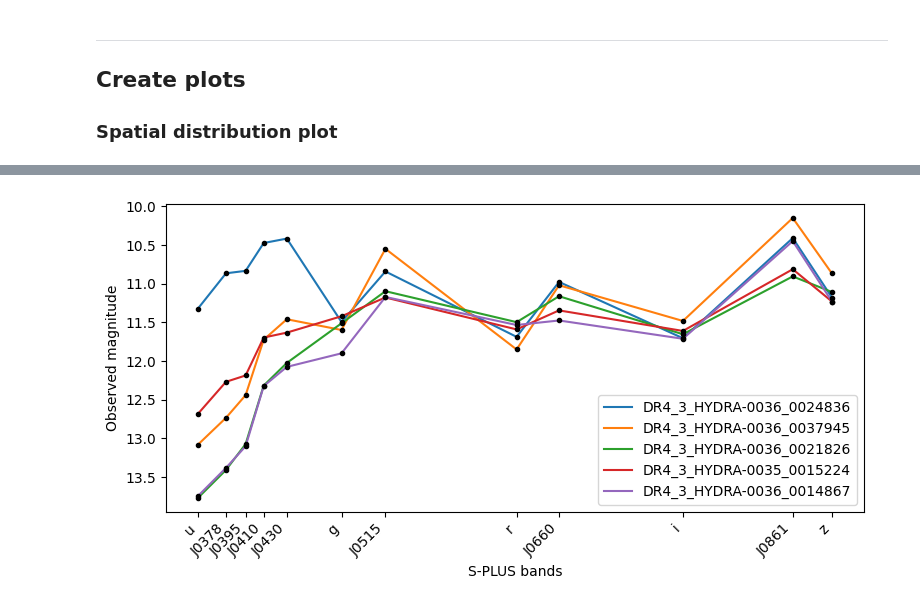
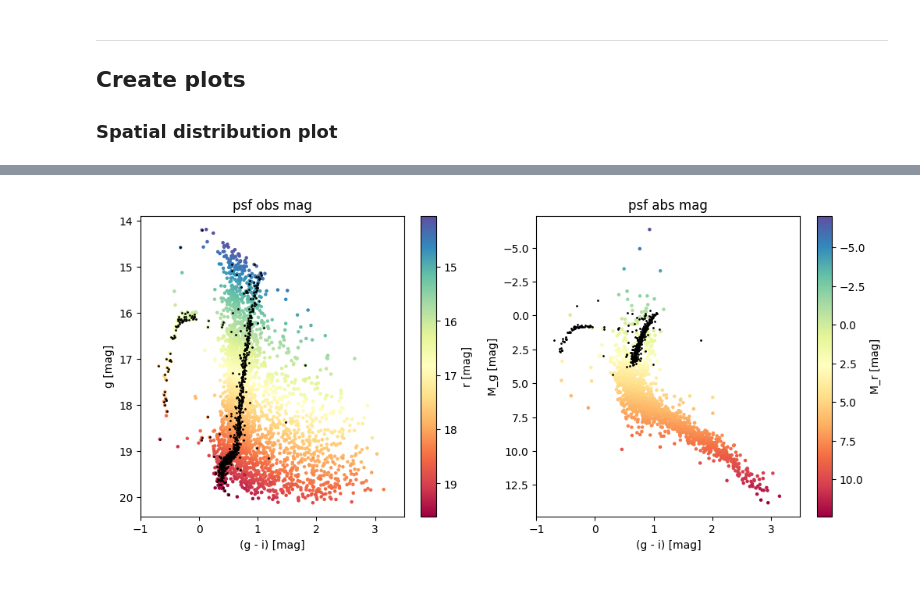
Before and after one commit to felipefer42/XLVII_SAB_workshop, a Jupyter notebook: content/hands-on/1st_science_case_solution.ipynb, the cells around one changed output, grey strips where cells are left out. Cells and saved outputs as stored; diff of their text form; code cells hidden in the pictures.

```diff
--- a/content/hands-on/1st_science_case_solution.ipynb
+++ b/content/hands-on/1st_science_case_solution.ipynb
@@ -198,19 +189,0 @@ ax.invert_xaxis()
-# %%
-# sort table by J0660 mag values and get the 5 brightest objects
-sorted_objects_table = objects_table.sort_values(by=f'J0660_{apperture}_dual').head(5)
-# Filter only magnitudes to plot
-pd_filter = [f'{band}_{apperture}_dual' for band in splus_bands]
-objs_mags = sorted_objects_table[pd_filter].T
-
-f, ax = plt.subplots()
-f.set_size_inches(9, 4)
-ax.plot(splut_bands_pivot_wavelenghts, objs_mags, label=sorted_objects_table['ID_sqg'])
-ax.plot(splut_bands_pivot_wavelenghts, objs_mags, '.k')
-ax.set_xticks(splut_bands_pivot_wavelenghts)
-ax.set_xticklabels(splus_bands, rotation=45, ha='right')
-ax.set_xlabel('S-PLUS bands')
-ax.set_ylabel('Observed magnitude')
-ax.legend()
-ax.invert_yaxis()
-# %% [output]
-[figure, removed]
@@ -218,0 +190,60 @@ plt.close('all')
+# %%
+suffix = '_dr4psf'
+
+# quality mask
+mask = (objects_table[f's2n_g_{apperture}{suffix}'] > 30)
+mask &= (objects_table[f's2n_g_{apperture}{suffix}'] < 1000)
+mask &= (objects_table[f's2n_i_{apperture}{suffix}'] > 30)
+mask &= (objects_table[f's2n_i_{apperture}{suffix}'] < 1000)
+for band in ['r', 'g', 'i']:
+    mask = np.bitwise_and(mask, objects_table[f'{band}_{apperture}{suffix}'] > 14)
+    mask = np.bitwise_and(mask, objects_table[f'{band}_{apperture}{suffix}'] < 21)
+
+# Messier 2 proper motion mask (cluster selection)
+pmra, pmdec = 3.5, -2.15
+maskm2 = objects_table['pmra_gaia'] > (pmra - 0.5)
+maskm2 &= objects_table['pmra_gaia'] < (pmra + 0.5)
+maskm2 &= objects_table['pmdec_gaia'] > (pmdec - 0.5)
+maskm2 &= objects_table['pmdec_gaia'] < (pmdec + 0.5)
+
+x = objects_table[f'g_{apperture}{suffix}'] - objects_table[f'i_{apperture}{suffix}']
+y = objects_table[f'g_{apperture}{suffix}']
+z = objects_table[f'r_{apperture}{suffix}']
+
+f, (ax1, ax2) = plt.subplots(1, 2)
+f.set_size_inches(12, 5)
+im = ax1.scatter(x[mask], y[mask], c=z[mask], s=5, cmap='Spectral_r')
+ax1.scatter(x[mask & maskm2], y[mask & maskm2], s=1, c='k')
+ax1.set_title(f'{apperture} obs mag')
+cax = plt.colorbar(im, ax=ax1)
+cax.ax.set_ylabel('r [mag]')
+cax.ax.invert_yaxis()
+ax1.set_xlabel(f'(g - i) [mag]')
+ax1.set_ylabel(f'g [mag]')
+ax1.set_xlim(-1, 3.5)
+ax1.invert_yaxis()
+
+par = objects_table['parallax_gaia']
+epar = objects_table['parallax_error_gaia']
+m2mabs_corr = -5*np.log10(11500) + 5
+mabs_corr = -5*np.log10(1/(par*0.001)) + 5
+
+mask &= (epar < 0.2)
+y1 = copy(y) + mabs_corr
+z = copy(z) + mabs_corr
+
+y2 = copy(y) + m2mabs_corr
+
+im = ax2.scatter(x[mask & ~maskm2], y1[mask & ~maskm2], c=z[mask & ~maskm2], s=5, cmap='Spectral_r')
+
+ax2.scatter(x[mask & maskm2], y2[mask & maskm2], s=1, c='k')
+ax2.set_title(f'{apperture} abs mag')
+cax = plt.colorbar(im, ax=ax2)
+cax.ax.set_ylabel('M_r [mag]')
+cax.ax.invert_yaxis()
+ax2.set_xlabel(f'(g - i) [mag]')
+ax2.set_ylabel(f'M_g [mag]')
+ax2.set_xlim(-1, 3.5)
+ax2.invert_yaxis()
+# %% [output]
+[figure, added]
```
Also changed, not shown: parts of 20 cells of this notebook, 2 other files.
